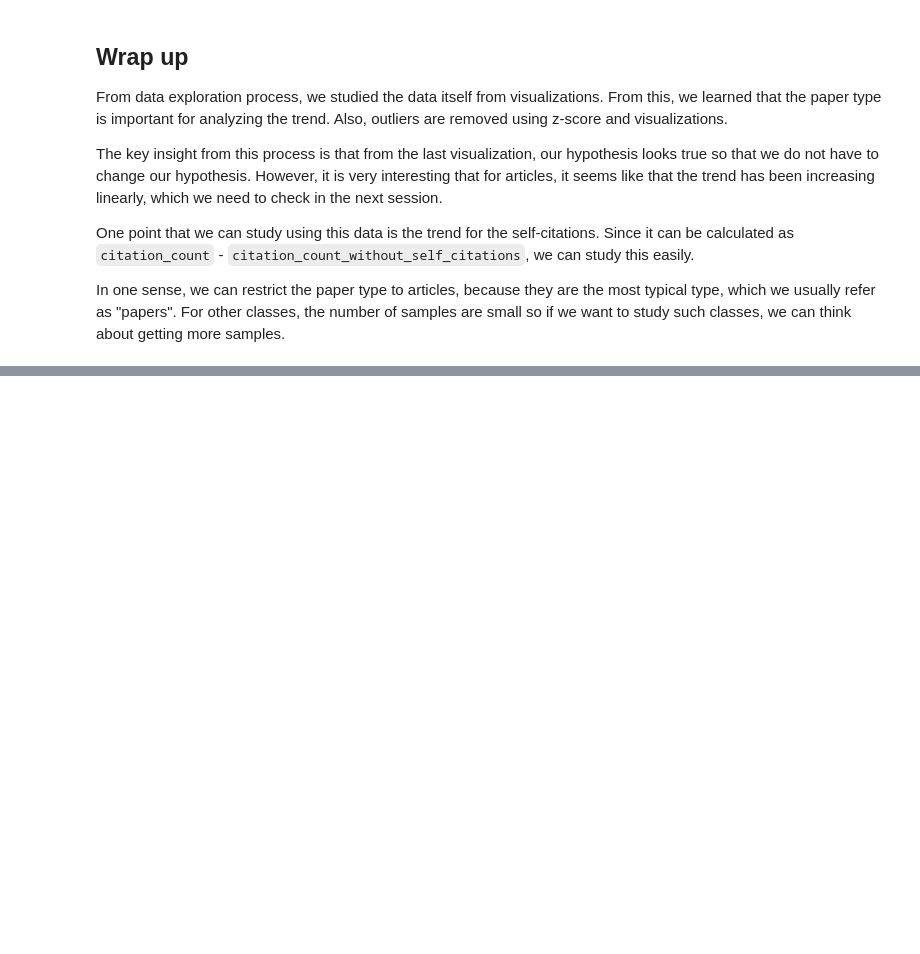
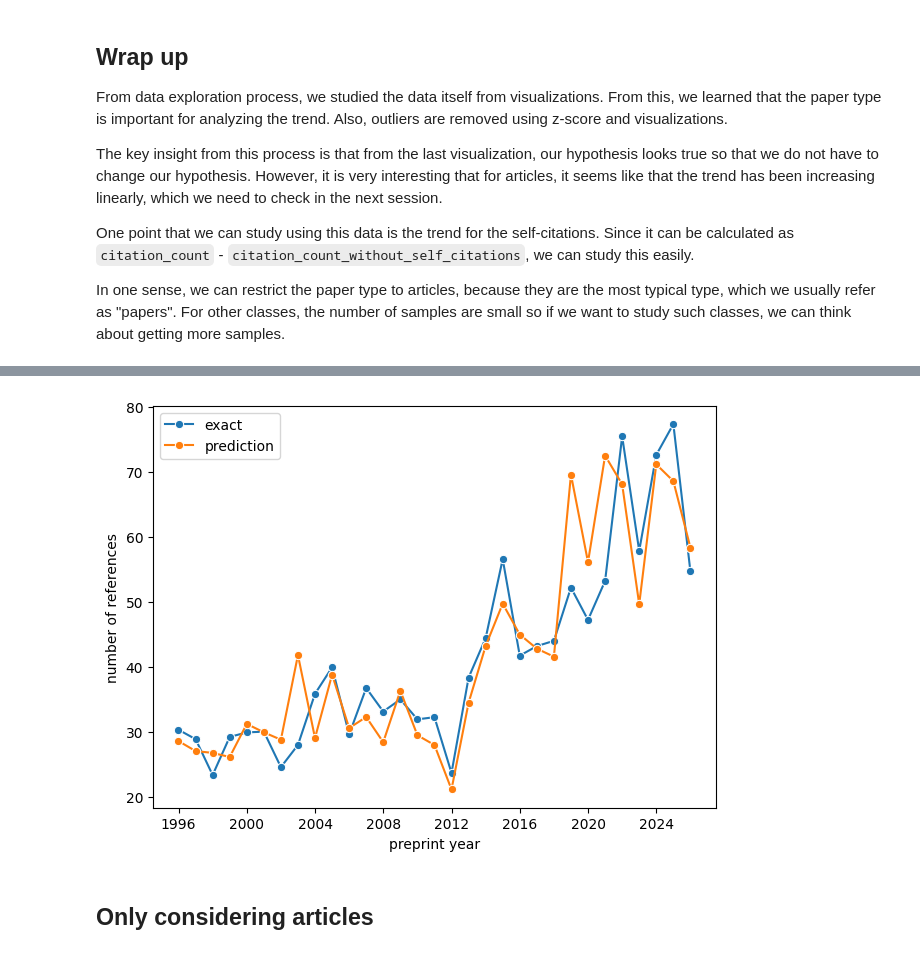
Before and after one commit to hyunwoooh5/reference-inflation, a Jupyter notebook: notebook/notebook.ipynb, the cells around one changed output, grey strips where cells are left out. Cells and saved outputs as stored; diff of their text form; code cells hidden in the pictures; blank space fills up the shorter version.

```diff
--- a/notebook/notebook.ipynb
+++ b/notebook/notebook.ipynb
@@ -519,0 +897,17 @@ In one sense, we can restrict the paper type to articles, because they are the m
+# %%
+df1 = pd.DataFrame({'preprint_date': test_date, 'number_of_references':y_test}).set_index('preprint_date')
+df2 = pd.DataFrame({'preprint_date': test_date, 'number_of_references':y_test_pred}).set_index('preprint_date')
+
+yearly_avg_test = df1['number_of_references'].resample('YE').mean()
+yearly_avg_pred = df2['number_of_references'].resample('YE').mean()
+
+sns.lineplot(yearly_avg_test, marker='o', label='exact')
+sns.lineplot(yearly_avg_pred, marker='o', label='prediction')
+plt.xlabel('preprint year')
+plt.ylabel('number of references')
+plt.tight_layout()
+plt.show()
+# %% [output]
+[figure, added]
+# %% [markdown]
+## Only considering articles
```
Also changed, not shown: parts of 37 cells of this notebook, 3 other files.
